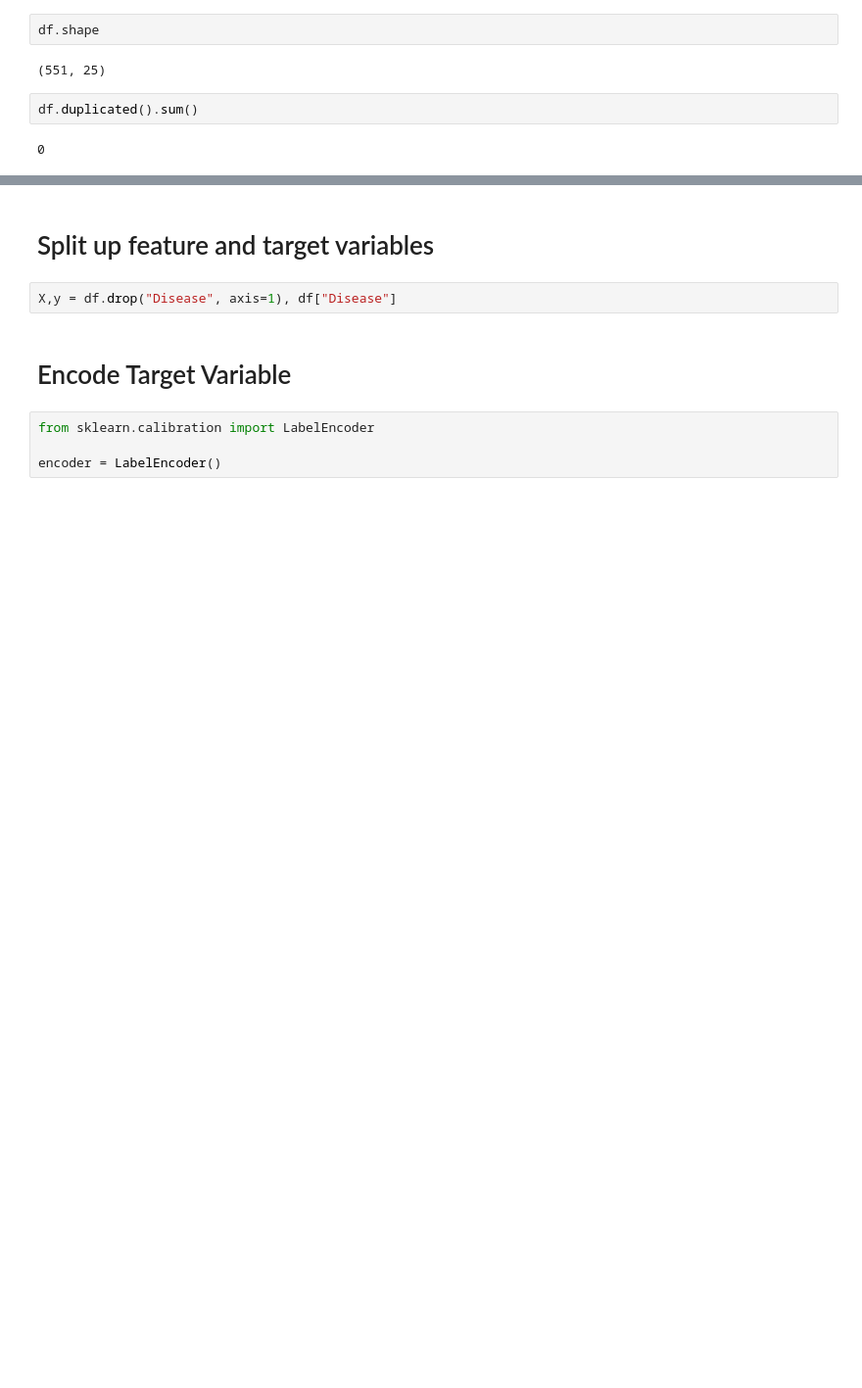
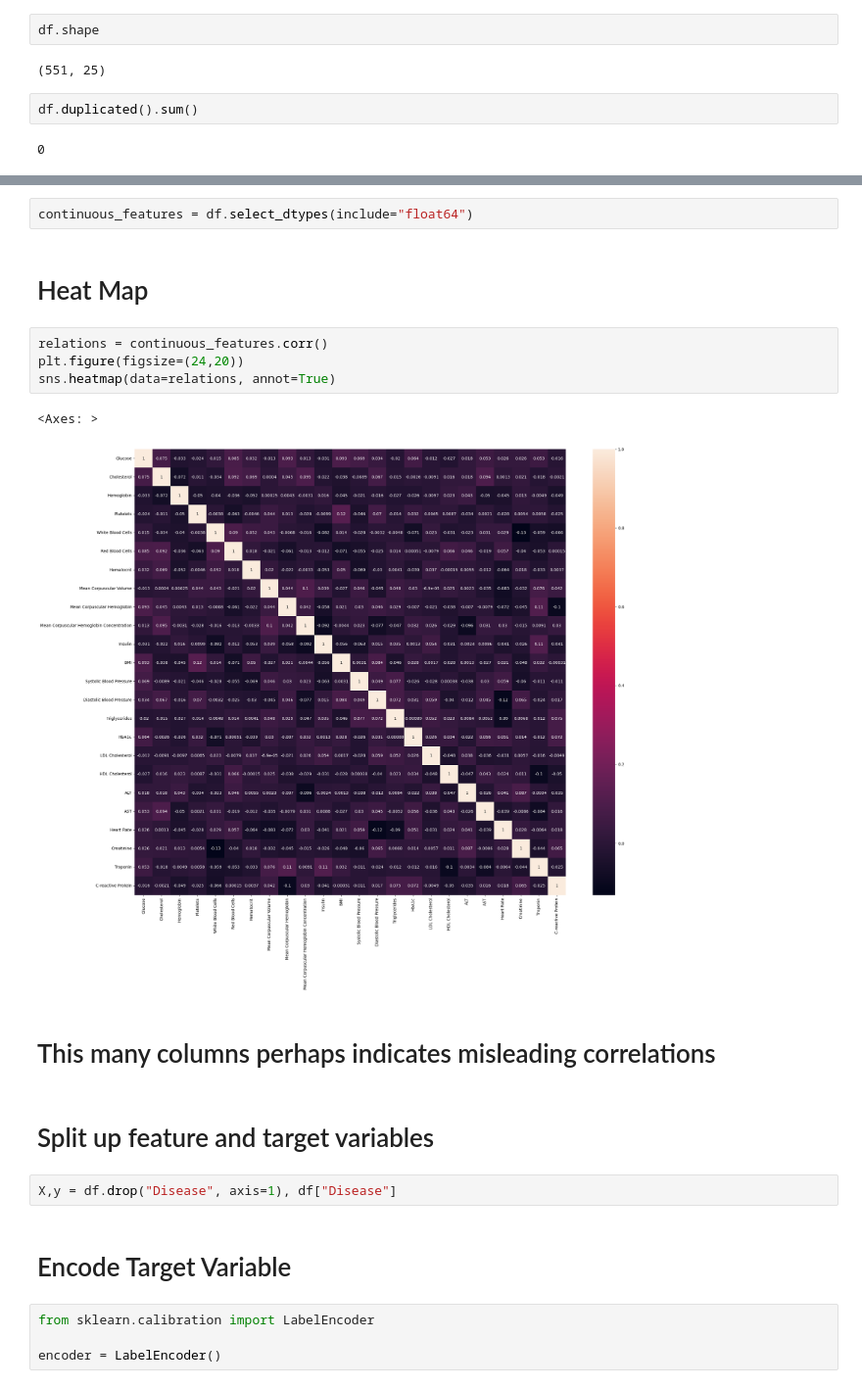
Before and after one commit to MaukanMir/Multi-Disease-Classifier-Part-Two, a Jupyter notebook: training.ipynb, the cells around one changed output, grey strips where cells are left out. Shown at 98% size. Drawn from its saved outputs; the diff is of its cells as text; blank space fills up the shorter version.

Commit message:
Added new graphs

```diff
--- a/training.ipynb
+++ b/training.ipynb
@@ -255,3 +275,16 @@ df.duplicated().sum()
+# %%
+continuous_features = df.select_dtypes(include="float64")
+# %% [markdown]
+# Heat Map
+# %%
+relations = continuous_features.corr()
+plt.figure(figsize=(24,20))
+sns.heatmap(data=relations, annot=True)
+# %% [output]
+<Axes: >
+[figure, added]
+# %% [markdown]
+# This many columns perhaps indicates misleading correlations
 # %% [markdown]
 # Split up feature and target variables
 # %%
```
Also changed, not shown: parts of 1 cell of this notebook.
